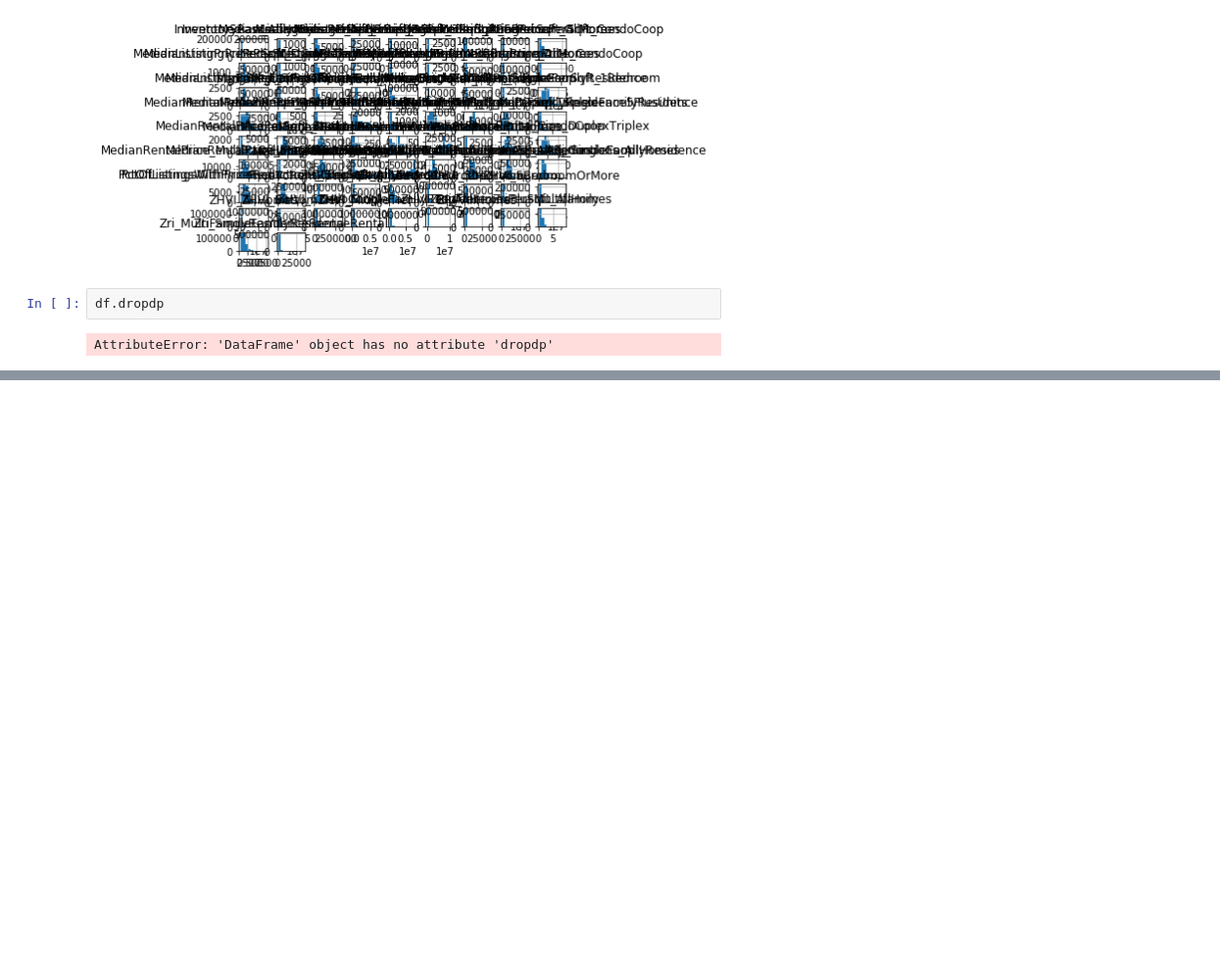
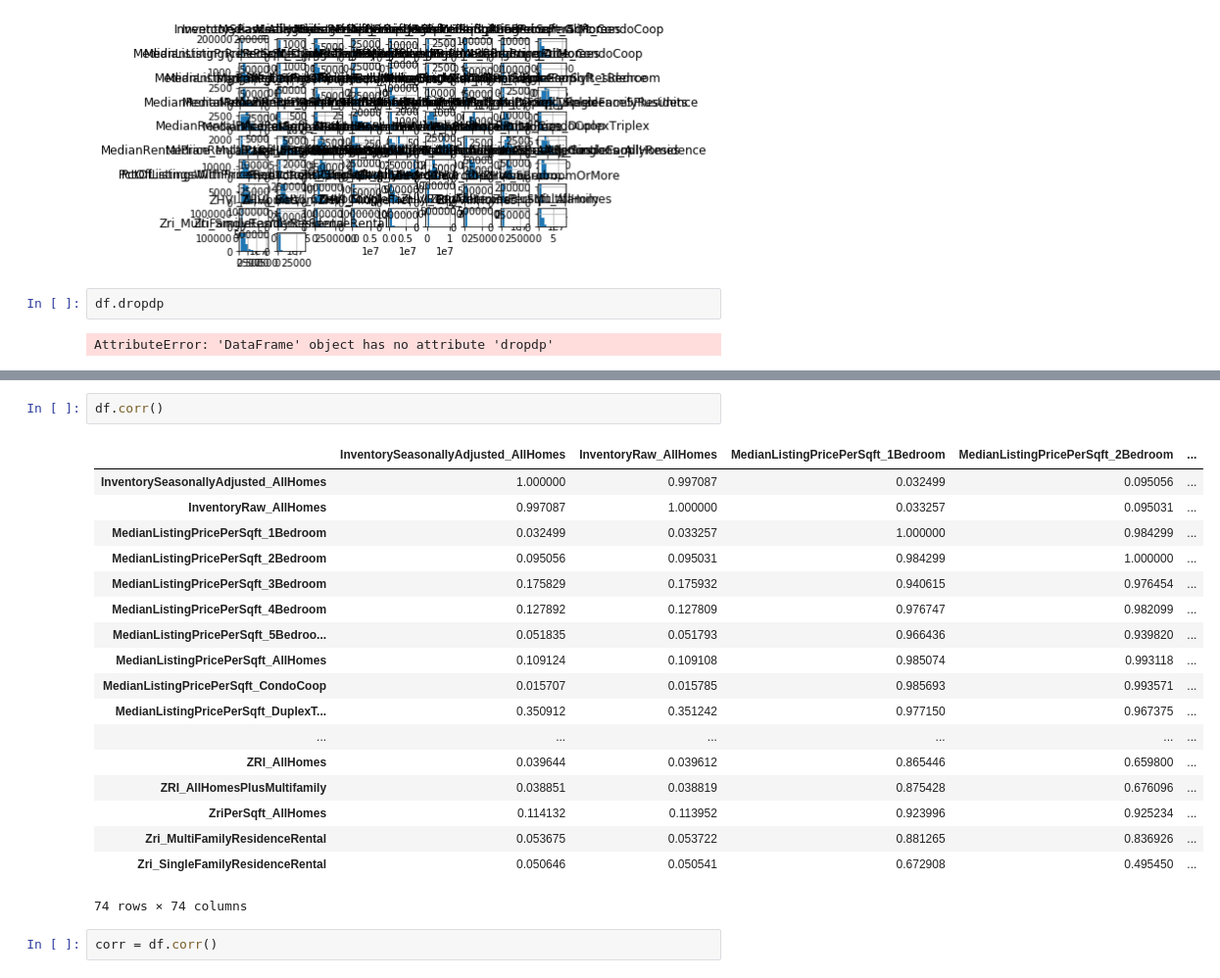
Before and after one commit to MXThor/GA_work, a Jupyter notebook: GAHomework1.ipynb, the cells around one changed output, grey strips where cells are left out. Shown at 98% size. Cells and saved outputs as stored; diff of their text form; blank space fills up the shorter version.

```diff
--- a/GAHomework1.ipynb
+++ b/GAHomework1.ipynb
@@ -88,0 +99,23 @@ AttributeError: 'DataFrame' object has no attribute 'dropdp'
+# %%
+df.corr()
+# %% [output]
+|  | InventorySeasonallyAdjusted_AllHomes | InventoryRaw_AllHomes | MedianListingPricePerSqft_1Bedroom | MedianListingPricePerSqft_2Bedroom | ... |
+| InventorySeasonallyAdjusted_AllHomes | 1.000000 | 0.997087 | 0.032499 | 0.095056 | ... |
+| InventoryRaw_AllHomes | 0.997087 | 1.000000 | 0.033257 | 0.095031 | ... |
+| MedianListingPricePerSqft_1Bedroom | 0.032499 | 0.033257 | 1.000000 | 0.984299 | ... |
+| MedianListingPricePerSqft_2Bedroom | 0.095056 | 0.095031 | 0.984299 | 1.000000 | ... |
+| MedianListingPricePerSqft_3Bedroom | 0.175829 | 0.175932 | 0.940615 | 0.976454 | ... |
+| MedianListingPricePerSqft_4Bedroom | 0.127892 | 0.127809 | 0.976747 | 0.982099 | ... |
+| MedianListingPricePerSqft_5Bedroo... | 0.051835 | 0.051793 | 0.966436 | 0.939820 | ... |
+| MedianListingPricePerSqft_AllHomes | 0.109124 | 0.109108 | 0.985074 | 0.993118 | ... |
+| MedianListingPricePerSqft_CondoCoop | 0.015707 | 0.015785 | 0.985693 | 0.993571 | ... |
+| MedianListingPricePerSqft_DuplexT... | 0.350912 | 0.351242 | 0.977150 | 0.967375 | ... |
+| ... | ... | ... | ... | ... | ... |
+| ZRI_AllHomes | 0.039644 | 0.039612 | 0.865446 | 0.659800 | ... |
+| ZRI_AllHomesPlusMultifamily | 0.038851 | 0.038819 | 0.875428 | 0.676096 | ... |
+| ZriPerSqft_AllHomes | 0.114132 | 0.113952 | 0.923996 | 0.925234 | ... |
+| Zri_MultiFamilyResidenceRental | 0.053675 | 0.053722 | 0.881265 | 0.836926 | ... |
+| Zri_SingleFamilyResidenceRental | 0.050646 | 0.050541 | 0.672908 | 0.495450 | ... |
+74 rows × 74 columns
+# %%
+corr = df.corr()
```
Also changed, not shown: parts of 2 cells of this notebook, 1 other file.
